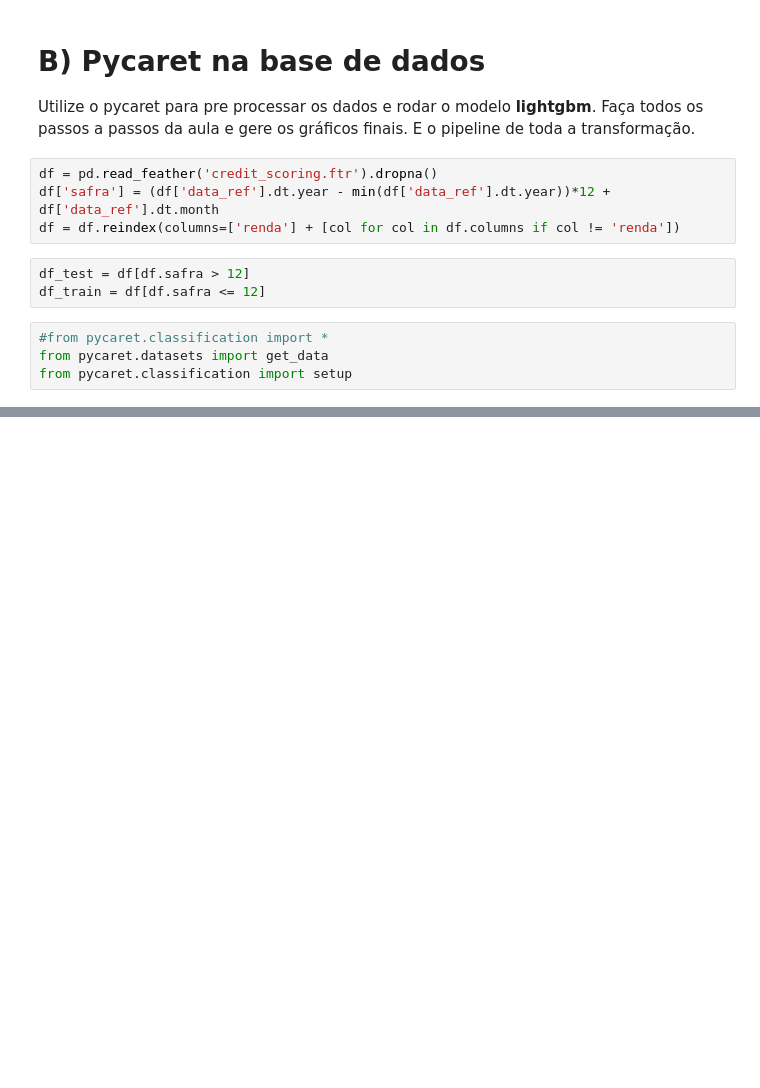
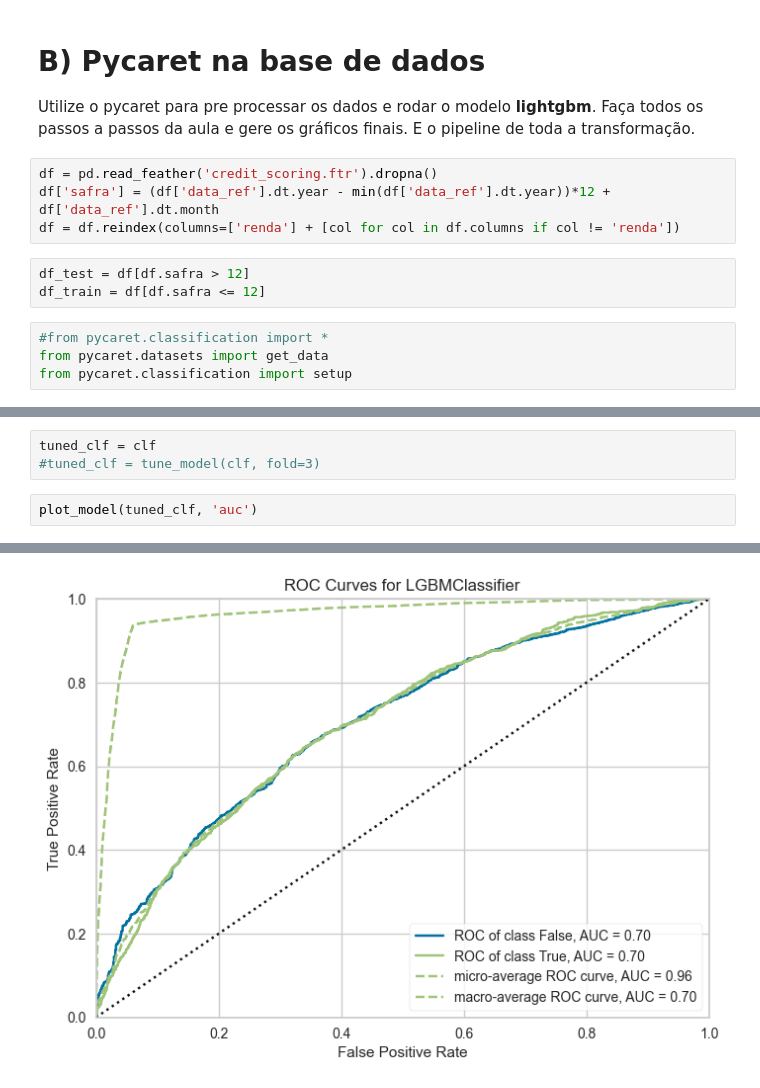
Before and after one commit to crikactba/TMP, a Jupyter notebook: Mod38Tarefa1.ipynb, the cells around one changed output, grey strips where cells are left out. Saved outputs shown, nothing was run; the diff lists cells and outputs as text; blank space fills up the shorter version.

```diff
--- a/Mod38Tarefa1.ipynb
+++ b/Mod38Tarefa1.ipynb
@@ -575,0 +623,6 @@ More info: https://pycaret.gitbook.io/docs/get-started/quickstart
+# %%
+tuned_clf = clf
+#tuned_clf = tune_model(clf, fold=3)
+# %%
+plot_model(tuned_clf, 'auc')
+# %% [output]
@@ -575,0 +630 @@ More info: https://pycaret.gitbook.io/docs/get-started/quickstart
+[figure, added]
```
Also changed, not shown: parts of 14 cells of this notebook.
